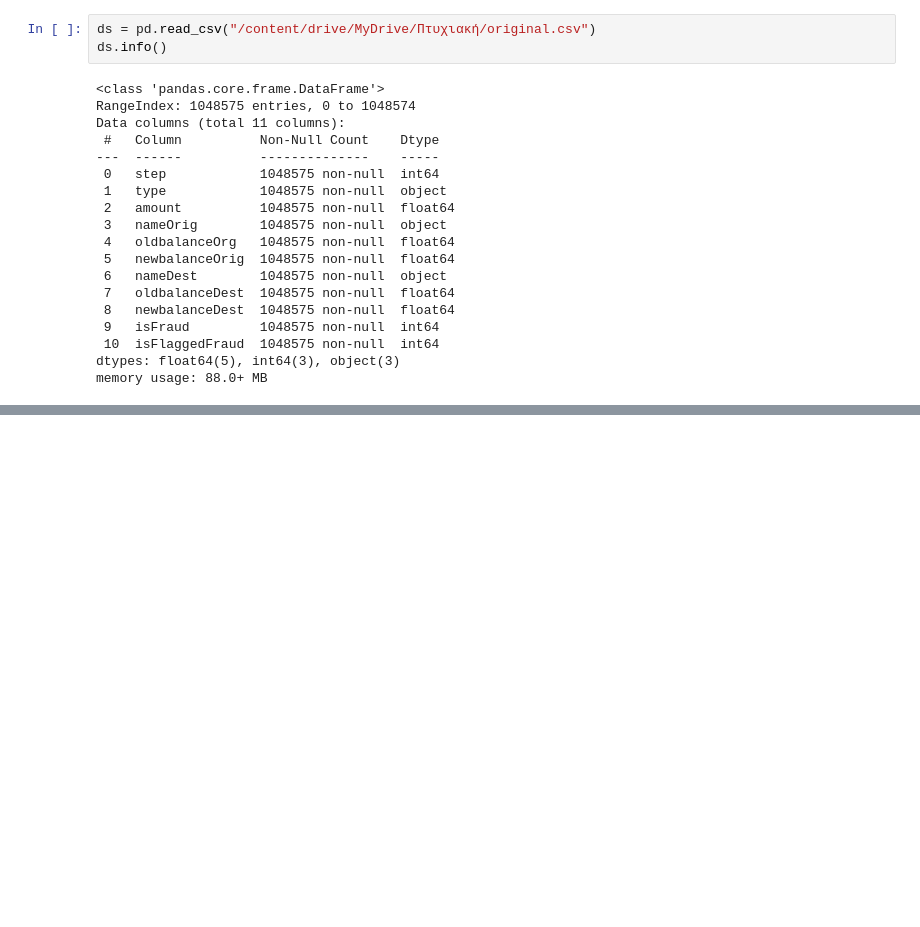
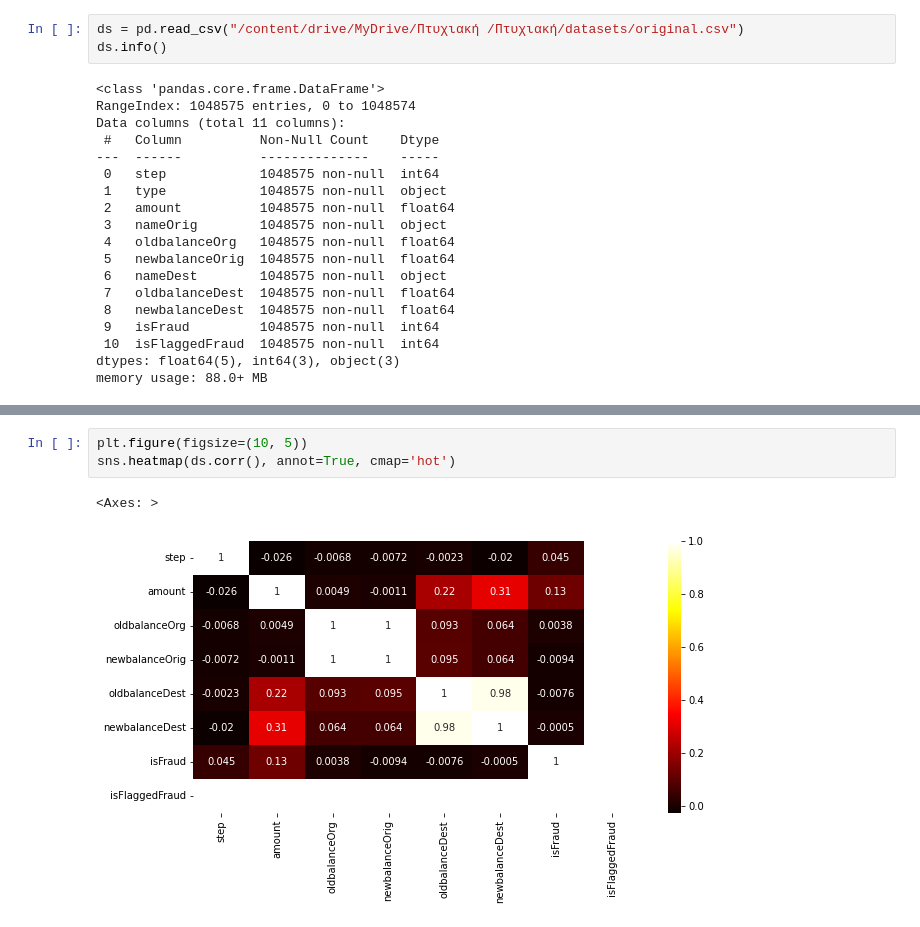
Before and after one commit to dimou-gk/KG-Fraud-Detection, a Jupyter notebook: thesis.ipynb, the cells around one changed output, grey strips where cells are left out. Cells and saved outputs as stored; diff of their text form; blank space fills up the shorter version.

```diff
--- a/thesis.ipynb
+++ b/thesis.ipynb
@@ -26,5 +30,5 @@ import time
 # %%
-ds = pd.read_csv("/content/drive/MyDrive/Πτυχιακή/original.csv")
+ds = pd.read_csv("/content/drive/MyDrive/Πτυχιακή /Πτυχιακή/datasets/original.csv")
 ds.info()
 # %% [output]
 <class 'pandas.core.frame.DataFrame'>
@@ -47,0 +80,6 @@ memory usage: 88.0+ MB
+# %%
+plt.figure(figsize=(10, 5))
+sns.heatmap(ds.corr(), annot=True, cmap='hot')
+# %% [output]
+<Axes: >
+[figure, added]
```
Also changed, not shown: parts of 27 cells of this notebook.
